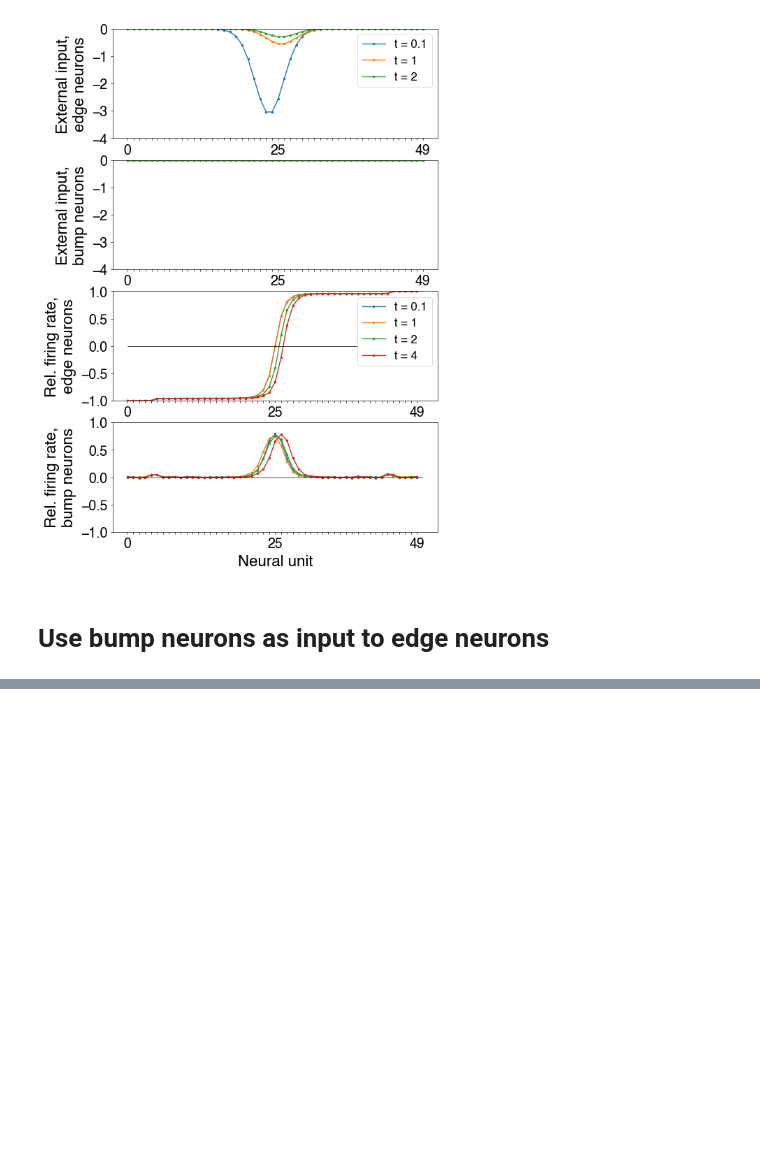
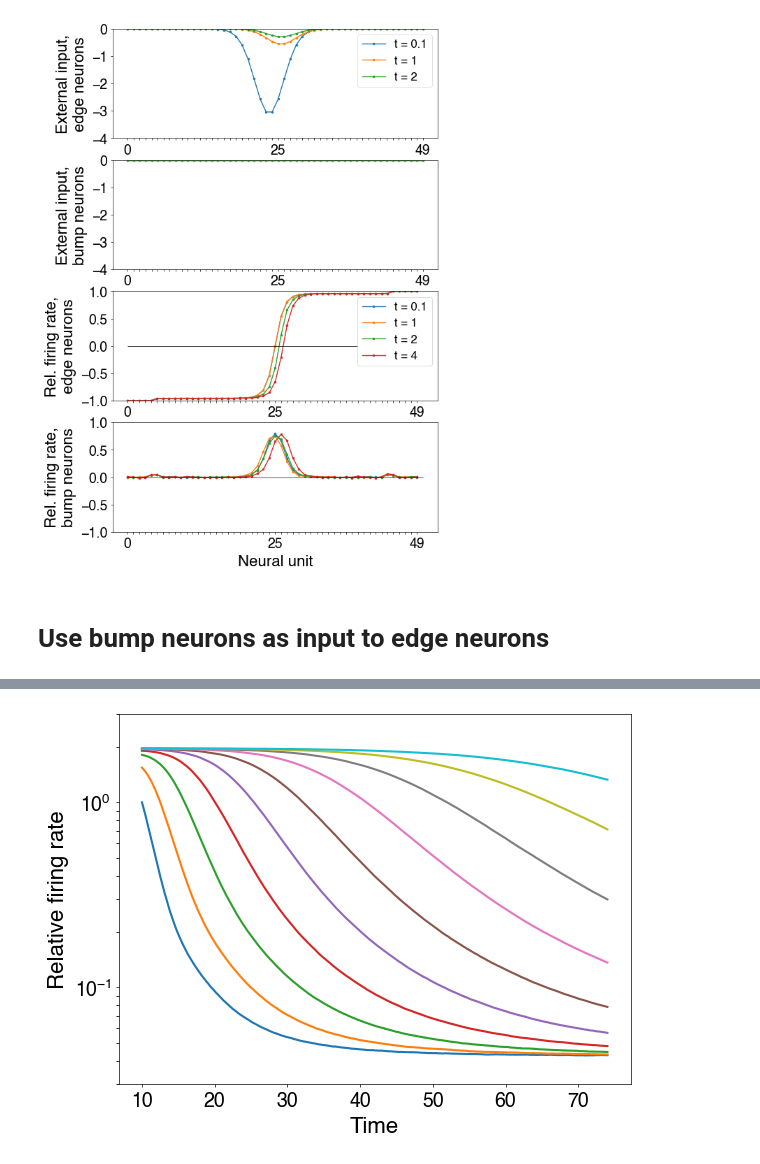
Before and after one commit to Collective-Logic-Lab/laplace-decisions, a Jupyter notebook: develop-self-sustained-translation-operator.ipynb, the cells around one changed output, grey strips where cells are left out. Cells and saved outputs as stored; diff of their text form; code cells hidden in the pictures; blank space fills up the shorter version.

```diff
--- a/develop-self-sustained-translation-operator.ipynb
+++ b/develop-self-sustained-translation-operator.ipynb
@@ -265,0 +317,17 @@ defaultFigure.makePretty(leg=leg)
+# %%
+# plot rate over time for particular neurons (log plot)
+neuron_indices = range(n_0,n_0+10)
+for neuron_index in neuron_indices:
+    name = 'Neuron {}'.format(neuron_index)
+    plt.plot(1+rates[name],label=name) # shift by 1 to keep everything positive
+#leg = plt.legend()
+plt.xlabel('Time')
+plt.ylabel('Relative firing rate')
+plt.axis(ymin=0.03,ymax=3)
+plt.subplots_adjust(left=0.15,right=0.95)
+defaultFigure.makePretty(leg=leg)
+plt.yscale('log')
+#plt.xscale('log')
+#plt.savefig('231018_firing_rate_vs_time.pdf')
+# %% [output]
+[figure, added]
```
Also changed, not shown: parts of 6 cells of this notebook.
